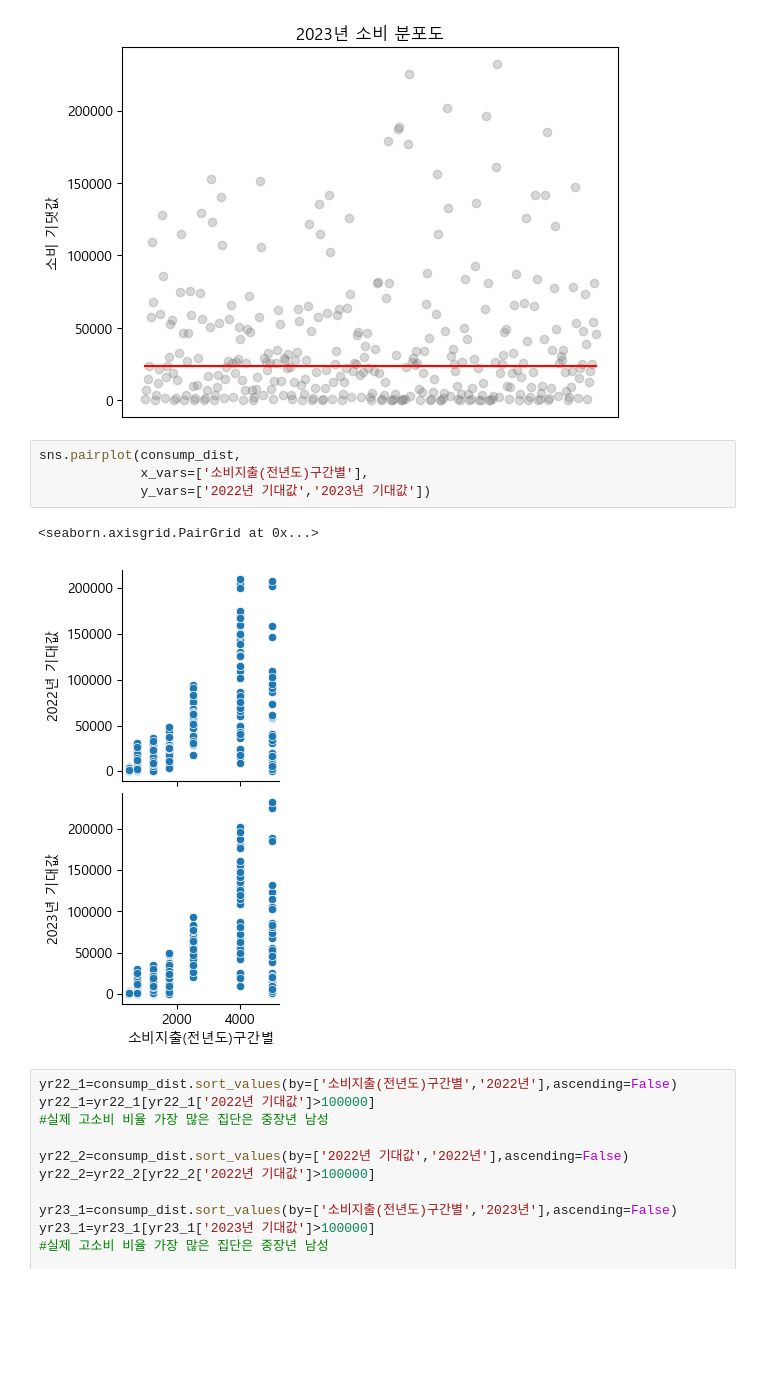
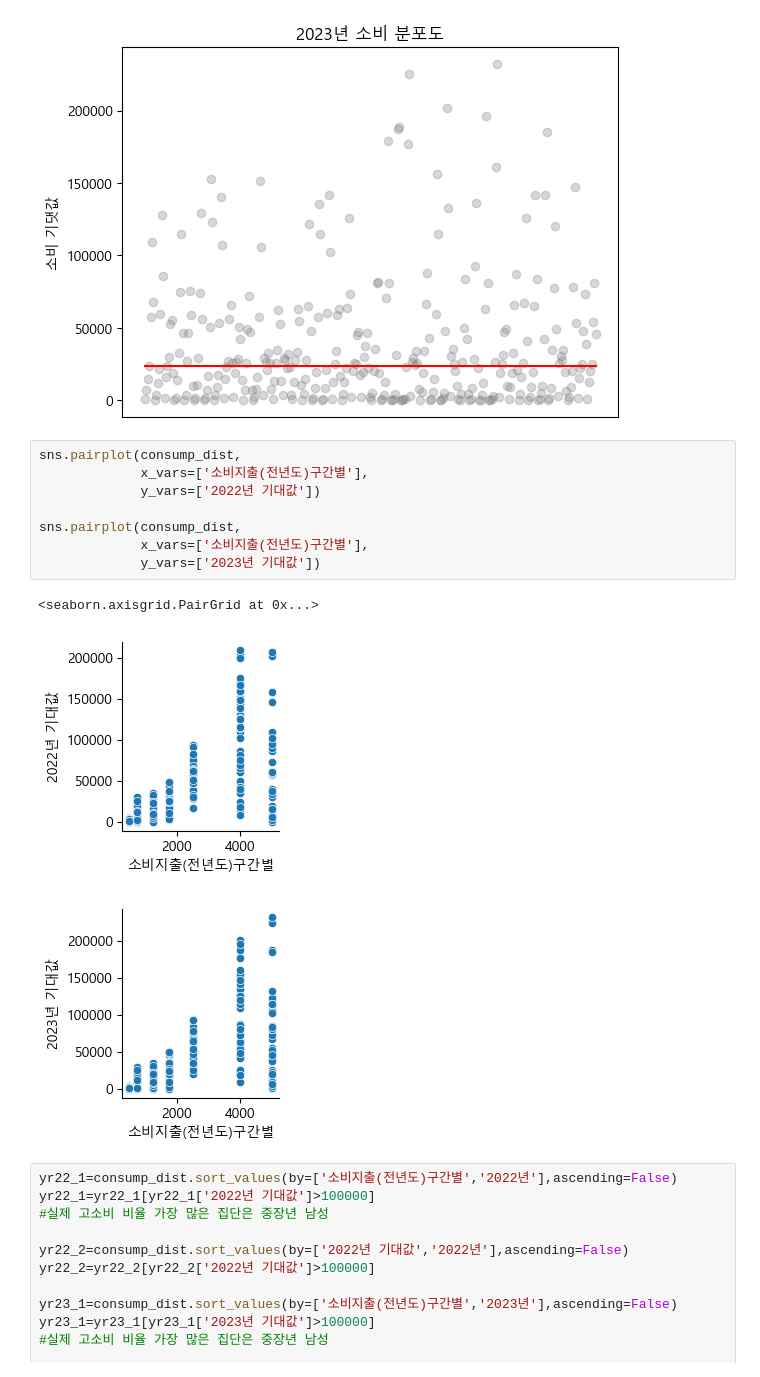
Before and after one commit to sheershay/finding-yold, a Jupyter notebook: 01_배경.ipynb, the cells around one changed output. Saved outputs shown, nothing was run; the diff lists cells and outputs as text; blank space fills up the shorter version.

```diff
--- a/01_배경.ipynb
+++ b/01_배경.ipynb
@@ -97,10 +97,15 @@ Text(0.5, 1.0, '2023년 소비 분포도')
 # %%
 sns.pairplot(consump_dist,
              x_vars=['소비지출(전년도)구간별'],
-             y_vars=['2022년 기대값','2023년 기대값'])
+             y_vars=['2022년 기대값'])
+
+sns.pairplot(consump_dist,
+             x_vars=['소비지출(전년도)구간별'],
+             y_vars=['2023년 기대값'])
 # %% [output]
 <seaborn.axisgrid.PairGrid at 0x...>
-[figure, old version]
+[figure, new version]
+[figure, added]
 # %%
 yr22_1=consump_dist.sort_values(by=['소비지출(전년도)구간별','2022년'],ascending=False)
 yr22_1=yr22_1[yr22_1['2022년 기대값']>100000]
```
Also changed, not shown: parts of 4 cells of this notebook.
